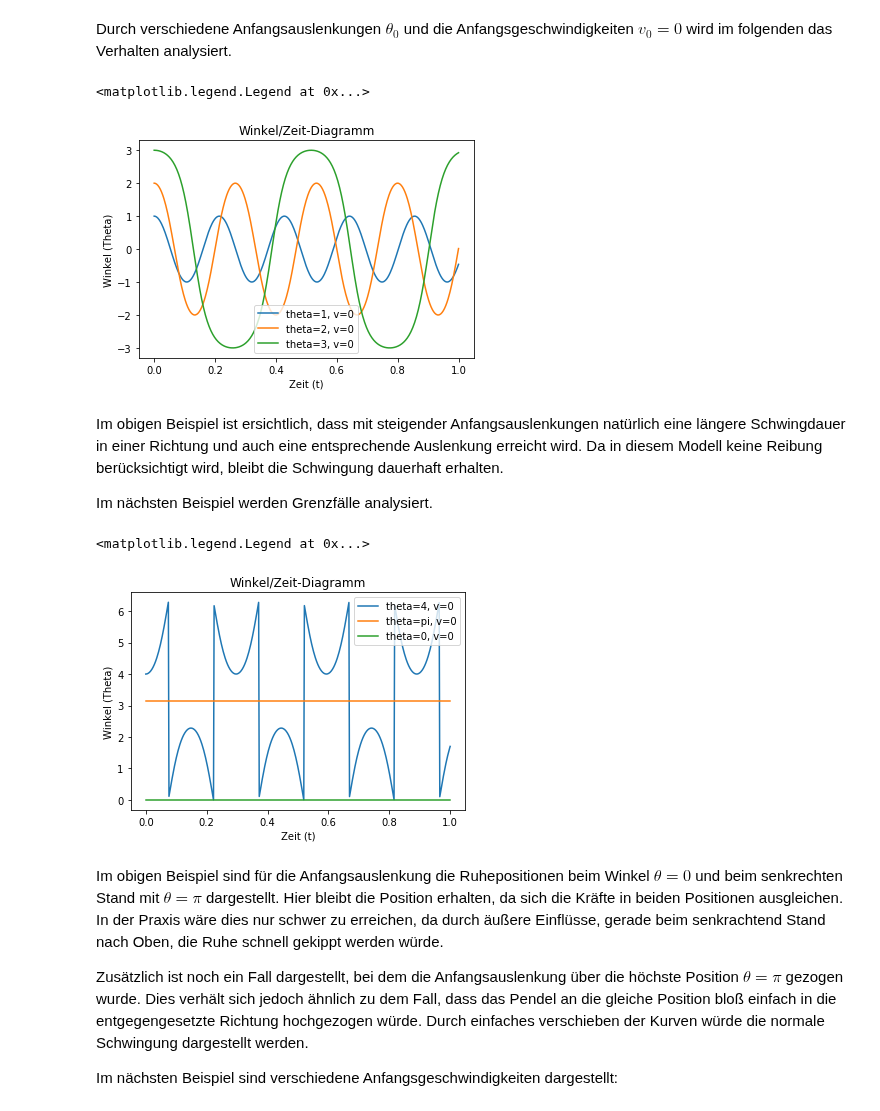
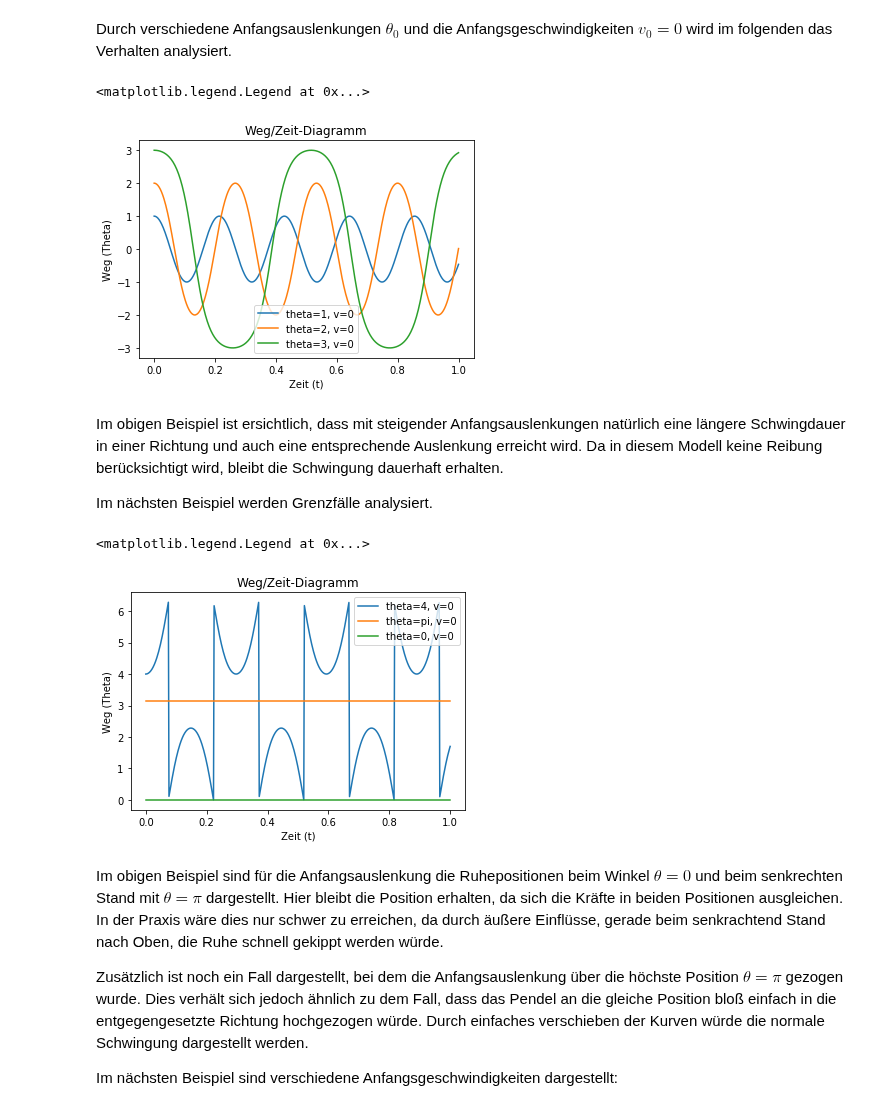
Before and after one commit to darenegade/modellbildung, a Jupyter notebook: Abgabe 3/Abgabe 3.ipynb, the cells around one changed output. Cells and saved outputs as stored; diff of their text form; code cells hidden in the pictures.

```diff
--- a/Abgabe 3/Abgabe 3.ipynb
+++ b/Abgabe 3/Abgabe 3.ipynb
@@ -185,24 +197,24 @@ Durch verschiedene Anfangsauslenkungen $\theta_0$ und die Anfangsgeschwindigkeit
 # %%
 theta0 = [1, 0]
 theta = odeint(func=nlswing, y0=theta0, t=t)
 plt.plot(t, theta[:,0], label="theta=1, v=0")
 
 theta0 = [2, 0]
 theta = odeint(func=nlswing, y0=theta0, t=t)
 plt.plot(t, theta[:,0], label="theta=2, v=0")
 
 theta0 = [3, 0]
 theta = odeint(func=nlswing, y0=theta0, t=t)
 plt.plot(t, theta[:,0], label="theta=3, v=0")
 
 # Plot Beschriftung
-plt.title('Winkel/Zeit-Diagramm')
+plt.title('Weg/Zeit-Diagramm')
 plt.xlabel('Zeit (t)')
-plt.ylabel('Winkel (Theta)')
+plt.ylabel('Weg (Theta)')
 plt.legend()
 # %% [output]
 <matplotlib.legend.Legend at 0x...>
-[figure, old version]
+[figure, new version]
 # %% [markdown]
 Im obigen Beispiel ist ersichtlich, dass mit steigender Anfangsauslenkungen natürlich eine längere Schwingdauer in einer Richtung und auch eine entsprechende Auslenkung erreicht wird. Da in diesem Modell keine Reibung berücksichtigt wird, bleibt die Schwingung dauerhaft erhalten.
 
@@ -221,13 +233,13 @@ theta = odeint(func=nlswing, y0=theta0, t=t)
 plt.plot(t,theta[:,0], label="theta=0, v=0")
 
 # Plot Beschriftung
-plt.title('Winkel/Zeit-Diagramm')
+plt.title('Weg/Zeit-Diagramm')
 plt.xlabel('Zeit (t)')
-plt.ylabel('Winkel (Theta)')
+plt.ylabel('Weg (Theta)')
 plt.legend()
 # %% [output]
 <matplotlib.legend.Legend at 0x...>
-[figure, old version]
+[figure, new version]
 # %% [markdown]
 Im obigen Beispiel sind für die Anfangsauslenkung die Ruhepositionen beim Winkel $\theta=0$ und beim senkrechten Stand mit $\theta=\pi$ dargestellt. Hier bleibt die Position erhalten, da sich die Kräfte in beiden Positionen ausgleichen. In der Praxis wäre dies nur schwer zu erreichen, da durch äußere Einflüsse, gerade beim senkrachtend Stand nach Oben, die Ruhe schnell gekippt werden würde.
 
```
Also changed, not shown: parts of 25 cells of this notebook, 18 other files.
